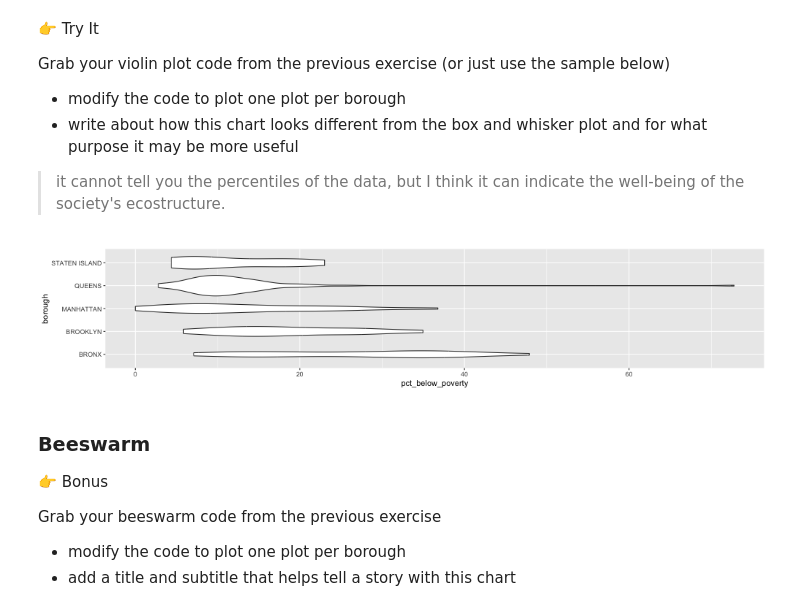
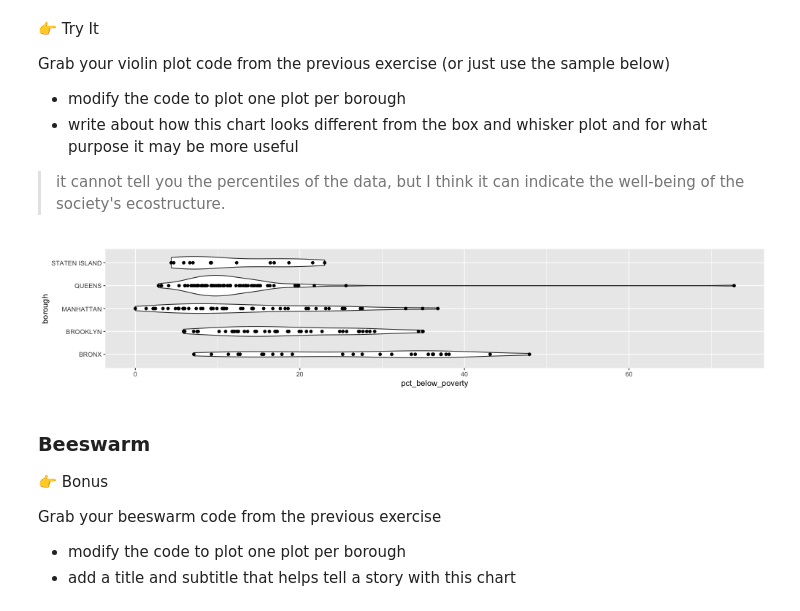
Before and after one commit to data4news/ggplot-intro-yiren54610, a Jupyter notebook: notebook-2.ipynb, the cells around one changed output. Cells and saved outputs as stored; diff of their text form; code cells hidden in the pictures.

```diff
--- a/notebook-2.ipynb
+++ b/notebook-2.ipynb
@@ -203,11 +213,12 @@ Grab your violin plot code from the previous exercise (or just use the sample be
 # %%
 %%R -w 1000 -h 200
 
 ggplot(df) +
     aes(x=pct_below_poverty, y=borough) +
-    geom_violin()
+    geom_violin() +
+    geom_point()
 # %% [output]
-[figure, old version]
+[figure, new version]
 # %% [markdown]
 ### Beeswarm
 👉 Bonus
```
Also changed, not shown: parts of 3 cells of this notebook.
